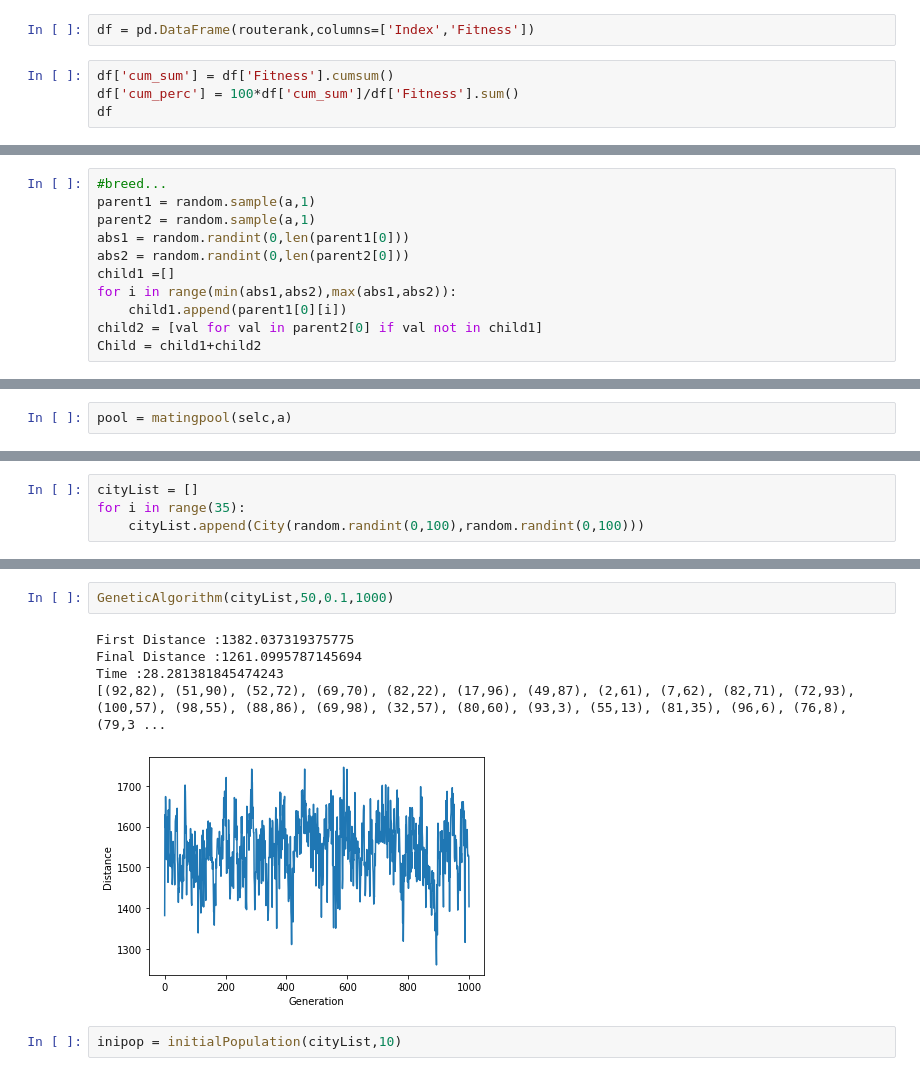
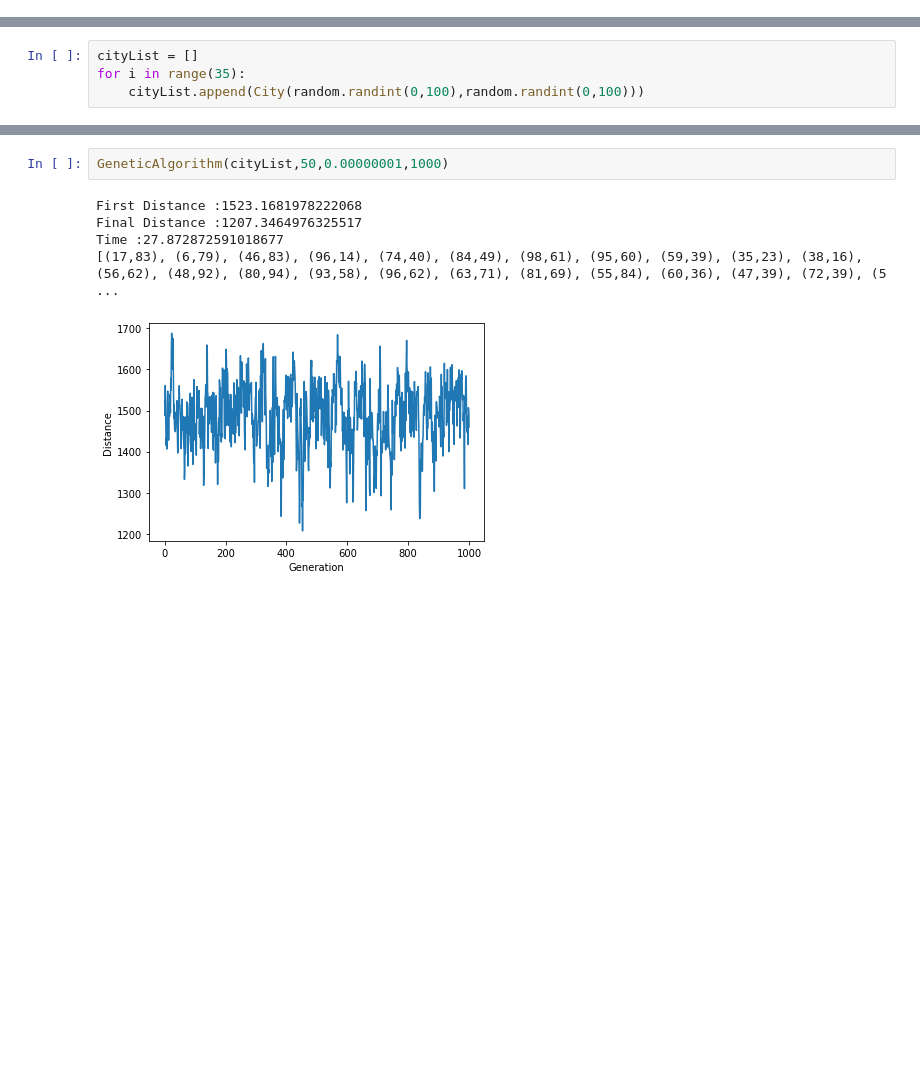
Before and after one commit to Woojong-ju/woojong2, a Jupyter notebook: GeneticAlgorithm_WJ_noelitism.ipynb, the cells around one changed output, grey strips where cells are left out. Cells and saved outputs as stored; diff of their text form; blank space fills up the shorter version.

```diff
--- a/GeneticAlgorithm_WJ_noelitism.ipynb
+++ b/GeneticAlgorithm_WJ_noelitism.ipynb
@@ -156,6 +71,0 @@ routerank
-# %%
-df = pd.DataFrame(routerank,columns=['Index','Fitness'])
-# %%
-df['cum_sum'] = df['Fitness'].cumsum()
-df['cum_perc'] = 100*df['cum_sum']/df['Fitness'].sum()
-df
@@ -245,11 +105,0 @@ a
-# %%
-#breed...
-parent1 = random.sample(a,1)
-parent2 = random.sample(a,1)
-abs1 = random.randint(0,len(parent1[0]))
-abs2 = random.randint(0,len(parent2[0]))
-child1 =[]
-for i in range(min(abs1,abs2),max(abs1,abs2)):
-    child1.append(parent1[0][i])
-child2 = [val for val in parent2[0] if val not in child1]
-Child = child1+child2
@@ -280,5 +114,3 @@ def breed(parent1,parent2):
     child2 = [val for val in parent2 if val not in child1]
     Child = child1+child2
     return Child
-# %%
-pool = matingpool(selc,a)
@@ -410,10 +202,8 @@ cityList
 # %%
-GeneticAlgorithm(cityList,50,0.1,1000)
+GeneticAlgorithm(cityList,50,0.00000001,1000)
 # %% [output]
-First Distance :1382.037319375775
-Final Distance :1261.0995787145694
-Time :28.281381845474243
-[(92,82), (51,90), (52,72), (69,70), (82,22), (17,96), (49,87), (2,61), (7,62), (82,71), (72,93), (100,57), (98,55), (88,86), (69,98), (32,57), (80,60), (93,3), (55,13), (81,35), (96,6), (76,8), (79,3 ...
+First Distance :1523.1681978222068
+Final Distance :1207.3464976325517
+Time :27.872872591018677
+[(17,83), (6,79), (46,83), (96,14), (74,40), (84,49), (98,61), (95,60), (59,39), (35,23), (38,16), (56,62), (48,92), (80,94), (93,58), (96,62), (63,71), (81,69), (55,84), (60,36), (47,39), (72,39), (5 ...
-[figure, old version]
+[figure, new version]
-# %%
-inipop = initialPopulation(cityList,10)
```
Also changed, not shown: parts of 59 cells of this notebook, 6 other files.
